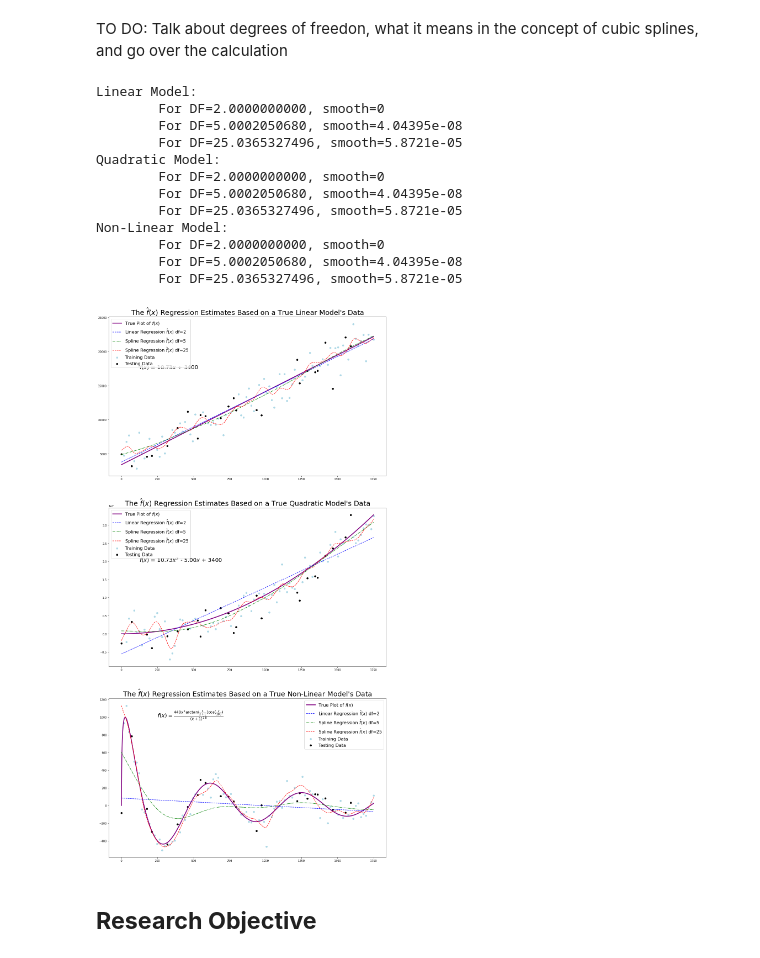
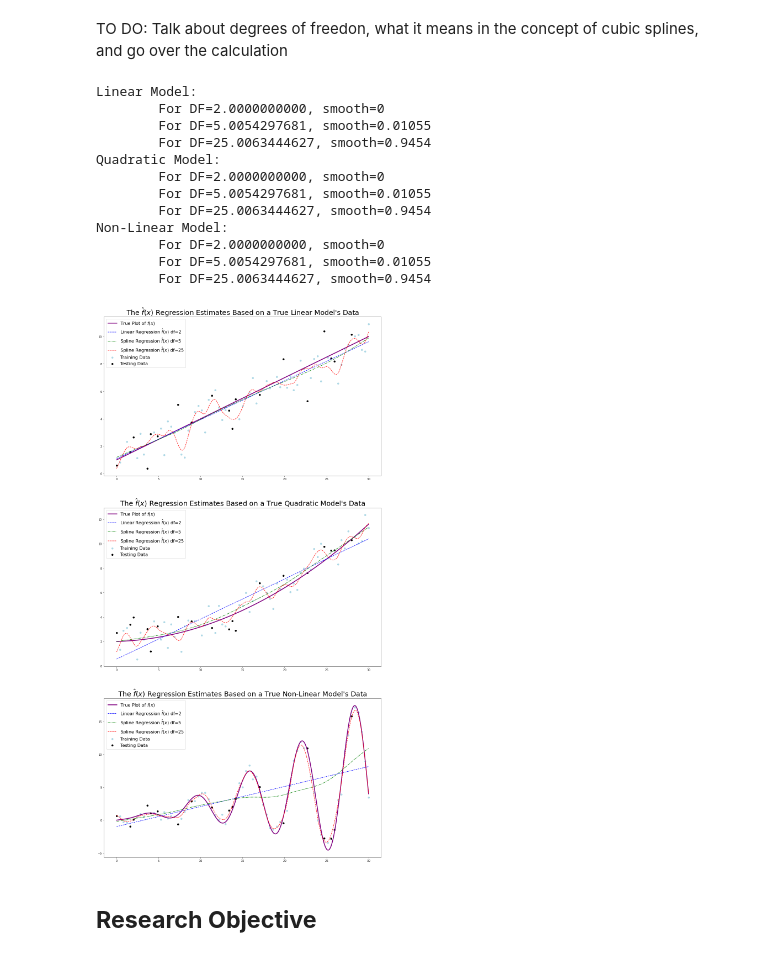
Before and after one commit to ririye01/Exploring-Errors-in-Regression, a Jupyter notebook: Errors in Regression.ipynb, the cells around one changed output. Saved outputs shown, nothing was run; the diff lists cells and outputs as text; code cells hidden in the pictures.

Commit message:
Created DoF Variable for Flexibility Plotting

```diff
--- a/Errors in Regression.ipynb
+++ b/Errors in Regression.ipynb
@@ -61,28 +61,28 @@ The reason why I am using multiple models of varying complexities is because I w
 We fix our noise with $\epsilon := $ np.random.normal(0, $var$, $n$)
 # %%
 # Data count
-n = 100
+n = 75
 
 # x_values denotes the values of our independent variables
-x_values = np.linspace(0,1750,n)
-x_plot = np.linspace(x_values[0], x_values[-1], 100000)
+x_values = np.linspace(0,30,n)
+x_plot = np.linspace(x_values[0], x_values[-1], 1000)
 
 # Underlying functions of data for linear, quadratic, and nonlinear cases
-f_linear    = lambda x : 10.73*(x) + 3400
-f_quadratic = lambda x : 10.73*(x**2) - 5*(x) + 3400
-f_nonlinear = lambda x : (440 * (x**2) * np.arctan(100/((x + 1))) * np.cos(x/100) / (x + 1)**1.8)
+f_linear    = lambda x : 0.3*(x) + 1
+f_quadratic = lambda x : 0.01*(x**2) + 0.02*(x) + 2
+f_nonlinear = lambda x : 0.2*x - 0.05*((x**2) * np.cos(x) / np.log(x+2))
 
 # Generate random data using Gaussian Noise
 ## Linear Model
-var1 = 1735
+var1 = 1
 y_linear = f_linear(x_values) + np.random.normal(0, var1, n)
 
 ## Quadratic Model
-var2 = 3110020
+var2 = 0.8
 y_quadratic = f_quadratic(x_values) + np.random.normal(0, var2, n)
 
 ## Non-Linear Model
-var3 = 86
+var3 = 1
 y_nonlinear = f_nonlinear(x_values) + np.random.normal(0, var3, n)
 
 # Plot the true graphs
@@ -91,19 +91,19 @@ fig, ax = plt.subplots(3, figsize=(18,36))
 ax[0].plot(x_plot, f_linear(x_plot), markersize=200, color="#0044FF", label=r"True Plot of $f(x)$")
 ax[0].scatter(x_values, y_linear, color="#FFA500", label="Data")
 ax[0].set_title(r"Linear Model $f(x)$ and the Plotted Data", size=25)
-ax[0].text(125, 21000, r"$f(x)$ = $10.73x$ + $3400$", fontsize=20)
+#ax[0].text(125, 21000, r"$f(x)$ = $10.73x$ + $3400$", fontsize=20)
 ax[0].legend(fontsize=16, loc="upper left")
 
 ax[1].plot(x_plot, f_quadratic(x_plot), markersize=200, color="#0044FF", label=r"True Plot of $f(x)$")
 ax[1].scatter(x_values, y_quadratic, color="#FFA500", label="Data")
 ax[1].set_title(r"Quadratic Model $f(x)$ and the Plotted Data", size=25)
-ax[1].text(125, 2**25, r"$f(x)$ = $10.73x^2$ - $5.00x$ + $3400$", fontsize=20)
+#ax[1].text(125, 2**25, r"$f(x)$ = $10.73x^2$ - $5.00x$ + $3400$", fontsize=20)
 ax[1].legend(fontsize=16, loc="upper left")
 
 ax[2].plot(x_plot, f_nonlinear(x_plot), markersize=200, color="#0044FF", label=r"True Plot of $f(x)$")
 ax[2].scatter(x_values, y_nonlinear, color="#FFA500", label="Data")
 ax[2].set_title(r"Non-Linear Model $f(x)$ and the Plotted Data", size=25)
-ax[2].text(250, 700, r"$f(x) = \frac{440x^2\arctan(\frac{1}{x + 1})\cos(\frac{x}{100})}{(x+1)^{1.8}}$", fontsize=20)
+#ax[2].text(250, 700, r"$f(x) = \frac{440x^2\arctan(\frac{1}{x + 1})\cos(\frac{x}{100})}{(x+1)^{1.8}}$", fontsize=20)
 ax[2].legend(fontsize=16, loc="upper left")
 
 plt.savefig("plots/Plotted_Data_and_True_Models.png")
@@ -169,39 +169,39 @@ def effect_df(X,p):
 print("Linear Model:")
 smoothness1 = 0
 print(f"\tFor DF={effect_df(X_train_lin, smoothness1):.10f}, smooth={smoothness1}")
-smoothness2 = 0.0000000404395
+smoothness2 = 0.01055
 print(f"\tFor DF={effect_df(X_train_lin, smoothness2):.10f}, smooth={smoothness2}")
-smoothness3 = 0.000058721
+smoothness3 = 0.9454
 print(f"\tFor DF={effect_df(X_train_lin, smoothness3):.10f}, smooth={smoothness3}")
 
 print("Quadratic Model:")
 smoothness4 = 0
 print(f"\tFor DF={effect_df(X_train_quad, smoothness4):.10f}, smooth={smoothness4}")
-smoothness5 = 0.0000000404395
+smoothness5 = 0.01055
 print(f"\tFor DF={effect_df(X_train_quad, smoothness5):.10f}, smooth={smoothness5}")
-smoothness6 = 0.000058721
+smoothness6 = 0.9454
 print(f"\tFor DF={effect_df(X_train_quad, smoothness6):.10f}, smooth={smoothness6}")
 
 print("Non-Linear Model:")
 smoothness7 = 0
 print(f"\tFor DF={effect_df(X_train_nonlin, smoothness7):.10f}, smooth={smoothness7}")
-smoothness8 = 0.0000000404395
+smoothness8 = 0.01055
 print(f"\tFor DF={effect_df(X_train_nonlin, smoothness8):.10f}, smooth={smoothness8}")
-smoothness9 = 0.000058721
+smoothness9 = 0.9454
 print(f"\tFor DF={effect_df(X_train_nonlin, smoothness9):.10f}, smooth={smoothness9}")
 # %% [output]
 Linear Model:
         For DF=2.0000000000, smooth=0
-        For DF=5.0002050680, smooth=4.04395e-08
-        For DF=25.0365327496, smooth=5.8721e-05
+        For DF=5.0054297681, smooth=0.01055
+        For DF=25.0063444627, smooth=0.9454
 Quadratic Model:
         For DF=2.0000000000, smooth=0
-        For DF=5.0002050680, smooth=4.04395e-08
-        For DF=25.0365327496, smooth=5.8721e-05
+        For DF=5.0054297681, smooth=0.01055
+        For DF=25.0063444627, smooth=0.9454
 Non-Linear Model:
         For DF=2.0000000000, smooth=0
-        For DF=5.0002050680, smooth=4.04395e-08
-        For DF=25.0365327496, smooth=5.8721e-05
+        For DF=5.0054297681, smooth=0.01055
+        For DF=25.0063444627, smooth=0.9454
 # %%
 # Calculate Splines (methods with different degree of freedom controled by "smooth" parameter)
 y_sp1_lin = csaps(X_train_lin, y_train_lin, x_plot, smooth=smoothness1)
@@ -222,38 +222,38 @@ fig, ax = plt.subplots(3, figsize=(18,36))
 ax[0].plot(x_plot, f_linear(x_plot), "-", color="purple", label=r"True Plot of $f(x)$", linewidth=3)
 ax[0].scatter(X_train_lin, y_train_lin, color="#ADD8E6", label="Training Data")
 ax[0].scatter(X_test_lin, y_test_lin, color="black", label="Testing Data")
 ax[0].plot(x_plot, y_sp1_lin, "--", color="blue", label=r"Linear Regression $\hat{f}(x)$ df=2")
 ax[0].plot(x_plot, y_sp2_lin, "-.g", label=r"Spline Regression $\hat{f}(x)$ df=5")
 ax[0].plot(x_plot, y_sp3_lin, "--r", label=r"Spline Regression $\hat{f}(x)$ df=25")
 ax[0].set_title(r"The $\hat{f}(x)$ Regression Estimates Based on a True Linear Model's Data", size=25)
-ax[0].text(125, 17500, r"$f(x)$ = $10.73x$ + $3400$", fontsize=20)
+#ax[0].text(125, 17500, r"$f(x)$ = $10.73x$ + $3400$", fontsize=20)
 ax[0].legend(fontsize=16, loc="upper left")
 
 ax[1].plot(x_plot, f_quadratic(x_plot), "-", color="purple", label=r"True Plot of $f(x)$", linewidth=3)
 ax[1].scatter(X_train_quad, y_train_quad, color="#ADD8E6", label="Training Data")
 ax[1].scatter(X_test_quad, y_test_quad, color="black", label="Testing Data")
 ax[1].plot(x_plot, y_sp1_quad, "--", color="blue", label=r"Linear Regression $\hat{f}(x)$ df=2")
 ax[1].plot(x_plot, y_sp2_quad, "-.g", label=r"Spline Regression $\hat{f}(x)$ df=5")
 ax[1].plot(x_plot, y_sp3_quad, "--r", label=r"Spline Regression $\hat{f}(x)$ df=25")
 ax[1].set_title(r"The $\hat{f}(x)$ Regression Estimates Based on a True Quadratic Model's Data", size=25)
-ax[1].text(125, 2**24.25, r"$f(x)$ = $10.73x^2$ - $5.00x$ + $3400$", fontsize=20)
+#ax[1].text(125, 2**24.25, r"$f(x)$ = $10.73x^2$ - $5.00x$ + $3400$", fontsize=20)
 ax[1].legend(fontsize=16, loc="upper left")
 
 ax[2].plot(x_plot, f_nonlinear(x_plot), linewidth=3, color="purple", label=r"True Plot of $f(x)$")
 ax[2].scatter(X_train_nonlin, y_train_nonlin, color="#ADD8E6", label="Training Data")
 ax[2].scatter(X_test_nonlin, y_test_nonlin, color="black", label="Testing Data")
 ax[2].plot(x_plot, y_sp1_nonlin, "--", color="blue", label=r"Linear Regression $\hat{f}(x)$ df=2")
 ax[2].plot(x_plot, y_sp2_nonlin, "-.g", label=r"Spline Regression $\hat{f}(x)$ df=5")
 ax[2].plot(x_plot, y_sp3_nonlin, "--r", label=r"Spline Regression $\hat{f}(x)$ df=25")
 ax[2].set_title(r"The $\hat{f}(x)$ Regression Estimates Based on a True Non-Linear Model's Data", size=25)
-ax[2].text(250, 1000, r"$f(x) = \frac{440x^2\arctan(\frac{1}{x + 1})\cos(\frac{x}{100})}{(x+1)^{1.8}}$", fontsize=20)
-ax[2].legend(fontsize=16, loc="upper right")
+#ax[2].text(250, 1000, r"$f(x) = \frac{440x^2\arctan(\frac{1}{x + 1})\cos(\frac{x}{100})}{(x+1)^{1.8}}$", fontsize=20)
+ax[2].legend(fontsize=16, loc="upper left")
 
 
 plt.savefig("plots/Regression_Estimates.png")
 plt.show()
 # %% [output]
-[figure, old version]
+[figure, new version]
 # %% [markdown]
 ## **Research Objective**
 # %% [markdown]
```
Also changed, not shown: parts of 10 cells of this notebook, 5 other files.
